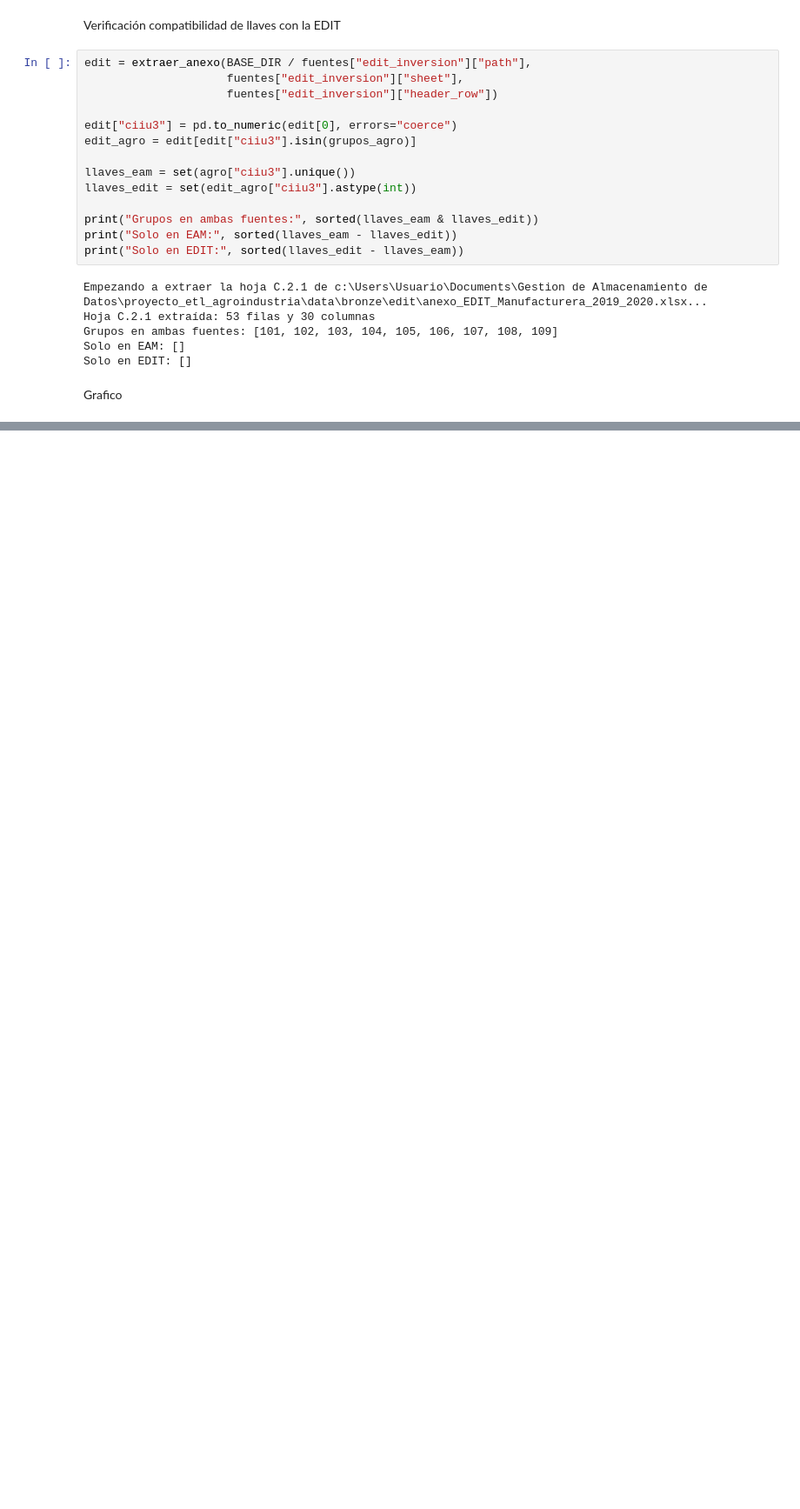
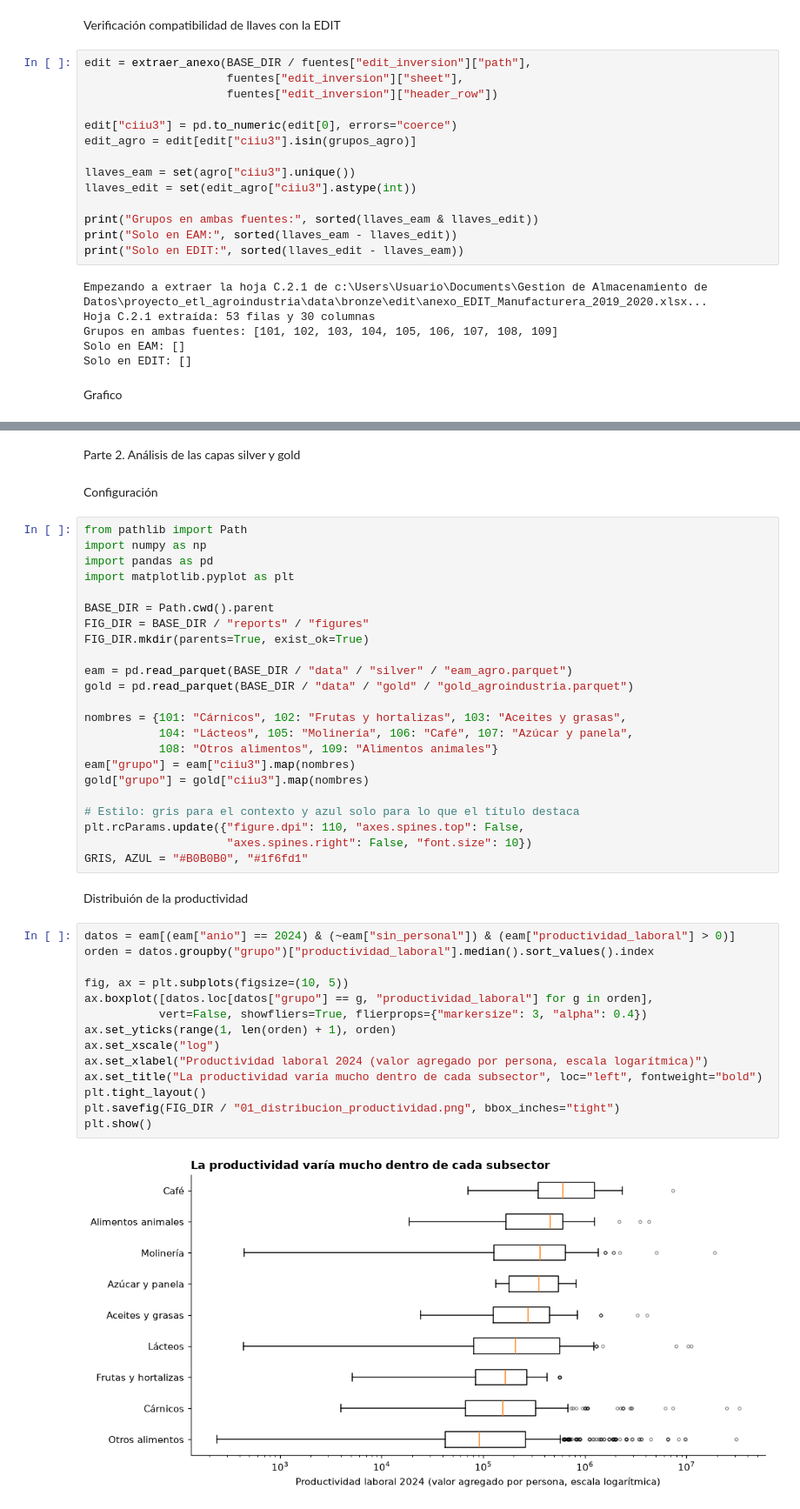
Before and after one commit to Edward-Orozco/Proyecto_ETL_Agroindustria, a Jupyter notebook: notebooks/eda.ipynb, the cells around one changed output, grey strips where cells are left out. Shown at 87% size. Cells and saved outputs as stored; diff of their text form; blank space fills up the shorter version.

Commit message:
EDA avanzado con Matplotlib

```diff
--- a/notebooks/eda.ipynb
+++ b/notebooks/eda.ipynb
@@ -141,0 +98,45 @@ plt.show()
+# %% [markdown]
+Parte 2. Análisis de las capas silver y gold
+# %% [markdown]
+Configuración
+# %%
+from pathlib import Path
+import numpy as np
+import pandas as pd
+import matplotlib.pyplot as plt
+
+BASE_DIR = Path.cwd().parent
+FIG_DIR = BASE_DIR / "reports" / "figures"
+FIG_DIR.mkdir(parents=True, exist_ok=True)
+
+eam = pd.read_parquet(BASE_DIR / "data" / "silver" / "eam_agro.parquet")
+gold = pd.read_parquet(BASE_DIR / "data" / "gold" / "gold_agroindustria.parquet")
+
+nombres = {101: "Cárnicos", 102: "Frutas y hortalizas", 103: "Aceites y grasas",
+           104: "Lácteos", 105: "Molinería", 106: "Café", 107: "Azúcar y panela",
+           108: "Otros alimentos", 109: "Alimentos animales"}
+eam["grupo"] = eam["ciiu3"].map(nombres)
+gold["grupo"] = gold["ciiu3"].map(nombres)
+
+# Estilo: gris para el contexto y azul solo para lo que el título destaca
+plt.rcParams.update({"figure.dpi": 110, "axes.spines.top": False,
+                     "axes.spines.right": False, "font.size": 10})
+GRIS, AZUL = "#B0B0B0", "#1f6fd1"
+# %% [markdown]
+Distribuión de la productividad
+# %%
+datos = eam[(eam["anio"] == 2024) & (~eam["sin_personal"]) & (eam["productividad_laboral"] > 0)]
+orden = datos.groupby("grupo")["productividad_laboral"].median().sort_values().index
+
+fig, ax = plt.subplots(figsize=(10, 5))
+ax.boxplot([datos.loc[datos["grupo"] == g, "productividad_laboral"] for g in orden],
+           vert=False, showfliers=True, flierprops={"markersize": 3, "alpha": 0.4})
+ax.set_yticks(range(1, len(orden) + 1), orden)
+ax.set_xscale("log")
+ax.set_xlabel("Productividad laboral 2024 (valor agregado por persona, escala logarítmica)")
+ax.set_title("La productividad varía mucho dentro de cada subsector", loc="left", fontweight="bold")
+plt.tight_layout()
+plt.savefig(FIG_DIR / "01_distribucion_productividad.png", bbox_inches="tight")
+plt.show()
+# %% [output]
+[figure, added]
```
Also changed, not shown: parts of 19 cells of this notebook, 7 other files.
